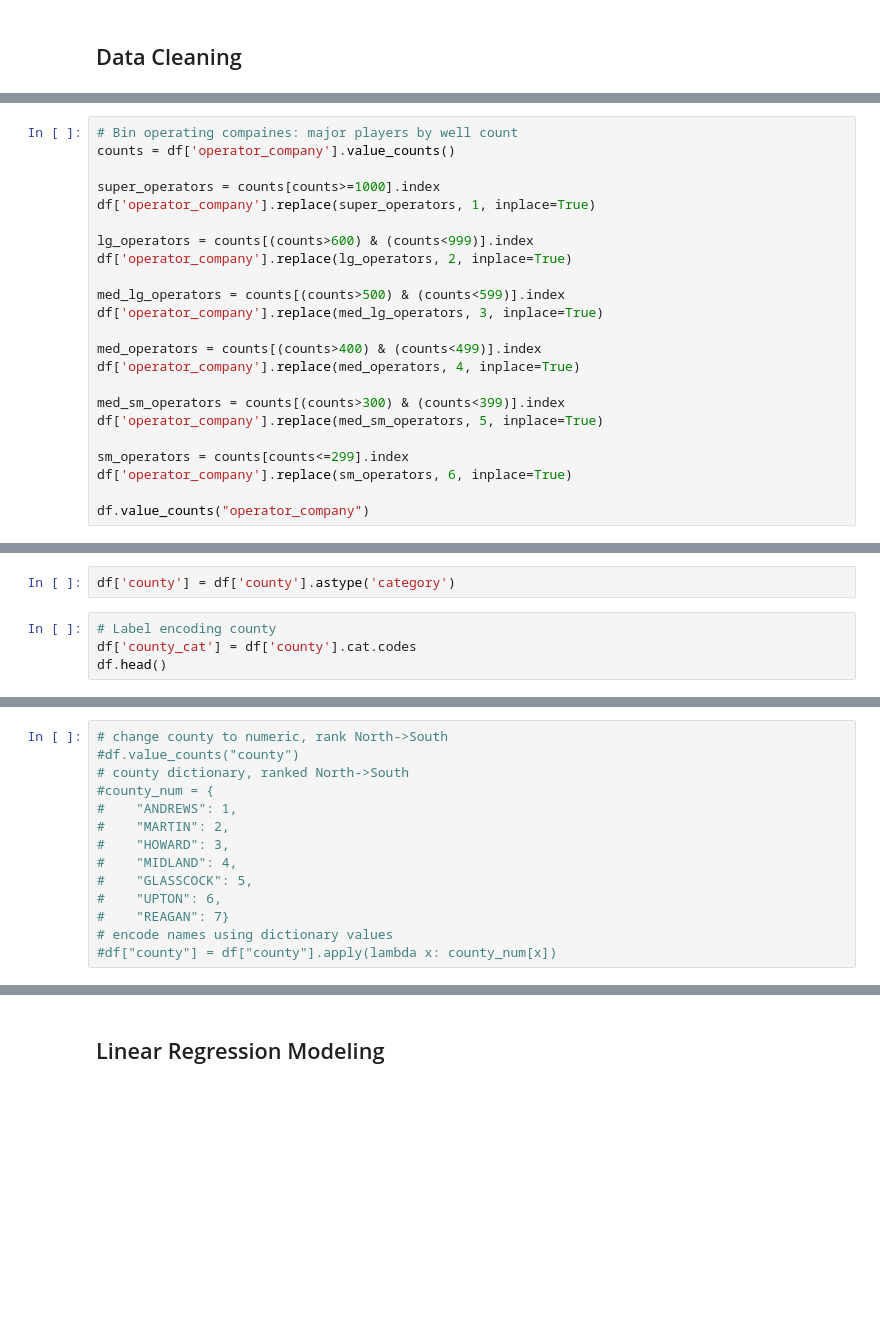
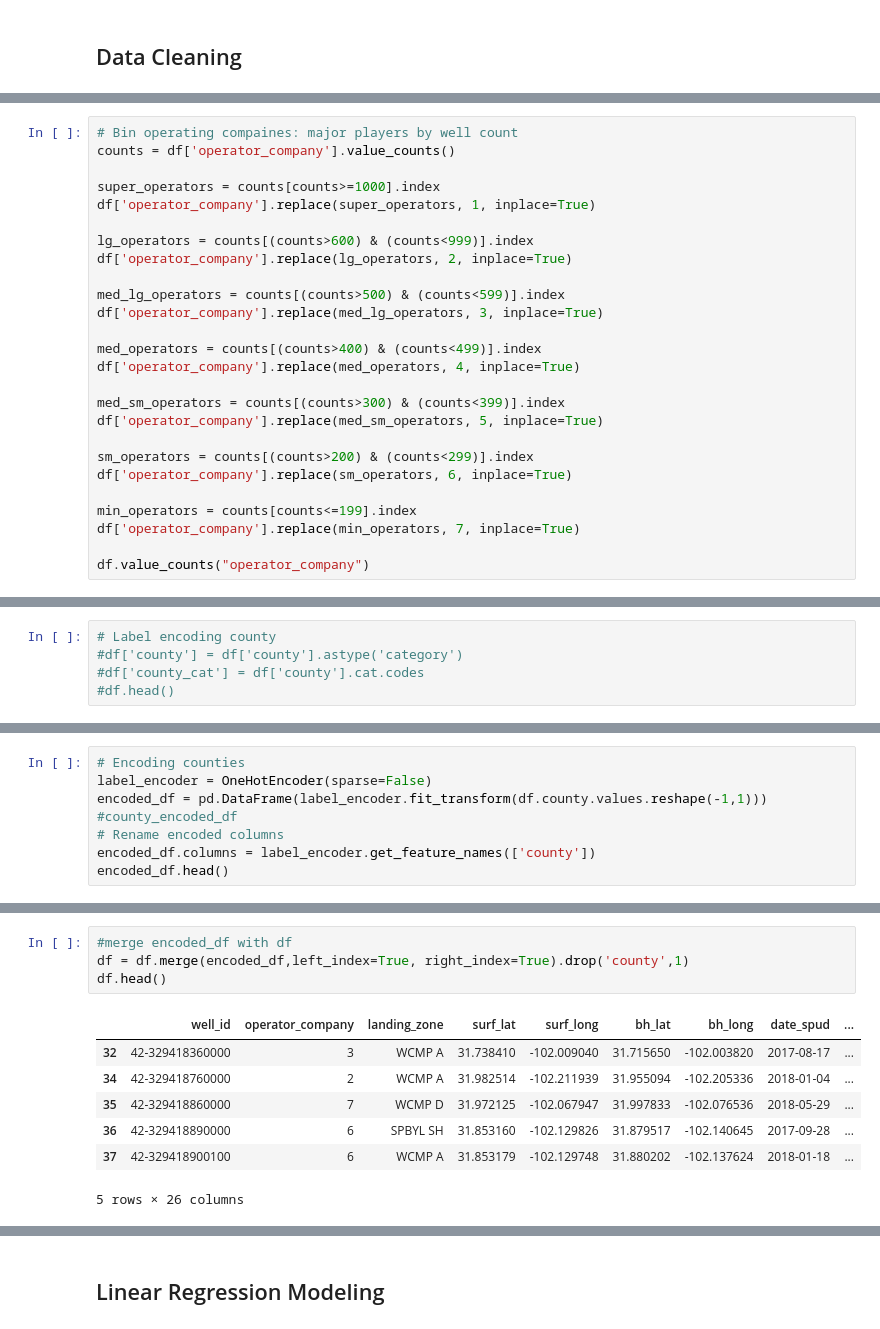
Before and after one commit to Auelocks/Friday_Night_Lights, a Jupyter notebook: Permian_Data_Model.ipynb, the cells around one changed output, grey strips where cells are left out. Cells and saved outputs as stored; diff of their text form; blank space fills up the shorter version.

Commit message:
onehotencoding for landing zone and county

```diff
--- a/Permian_Data_Model.ipynb
+++ b/Permian_Data_Model.ipynb
@@ -142,9 +142,12 @@ df['operator_company'].replace(med_operators, 4, inplace=True)
 med_sm_operators = counts[(counts>300) & (counts<399)].index
 df['operator_company'].replace(med_sm_operators, 5, inplace=True)
 
-sm_operators = counts[counts<=299].index
+sm_operators = counts[(counts>200) & (counts<299)].index
 df['operator_company'].replace(sm_operators, 6, inplace=True)
 
+min_operators = counts[counts<=199].index
+df['operator_company'].replace(min_operators, 7, inplace=True)
+
 df.value_counts("operator_company")
 # %% [output]
 operator_company
@@ -171,6 +162,5 @@ dtype: int64
-# %%
-df['county'] = df['county'].astype('category')
 # %%
 # Label encoding county
-df['county_cat'] = df['county'].cat.codes
-df.head()
+#df['county'] = df['county'].astype('category')
+#df['county_cat'] = df['county'].cat.codes
+#df.head()
@@ -185,14 +167,8 @@ df.head()
 # %%
-# change county to numeric, rank North->South
-#df.value_counts("county")
-# county dictionary, ranked North->South
-#county_num = {
-#    "ANDREWS": 1,
-#    "MARTIN": 2,
-#    "HOWARD": 3,
-#    "MIDLAND": 4,
-#    "GLASSCOCK": 5,
-#    "UPTON": 6,
-#    "REAGAN": 7}
-# encode names using dictionary values
-#df["county"] = df["county"].apply(lambda x: county_num[x])
+# Encoding counties
+label_encoder = OneHotEncoder(sparse=False)
+encoded_df = pd.DataFrame(label_encoder.fit_transform(df.county.values.reshape(-1,1)))
+#county_encoded_df
+# Rename encoded columns
+encoded_df.columns = label_encoder.get_feature_names(['county'])
+encoded_df.head()
@@ -198,0 +182,12 @@ df.head()
+# %%
+#merge encoded_df with df
+df = df.merge(encoded_df,left_index=True, right_index=True).drop('county',1)
+df.head()
+# %% [output]
+|  | well_id | operator_company | landing_zone | surf_lat | surf_long | bh_lat | bh_long | date_spud | ... |
+| 32 | 42-329418360000 | 3 | WCMP A | 31.738410 | -102.009040 | 31.715650 | -102.003820 | 2017-08-17 | ... |
+| 34 | 42-329418760000 | 2 | WCMP A | 31.982514 | -102.211939 | 31.955094 | -102.205336 | 2018-01-04 | ... |
+| 35 | 42-329418860000 | 7 | WCMP D | 31.972125 | -102.067947 | 31.997833 | -102.076536 | 2018-05-29 | ... |
+| 36 | 42-329418890000 | 6 | SPBYL SH | 31.853160 | -102.129826 | 31.879517 | -102.140645 | 2017-09-28 | ... |
+| 37 | 42-329418900100 | 6 | WCMP A | 31.853179 | -102.129748 | 31.880202 | -102.137624 | 2018-01-18 | ... |
+5 rows × 26 columns
```
Also changed, not shown: parts of 21 cells of this notebook.
